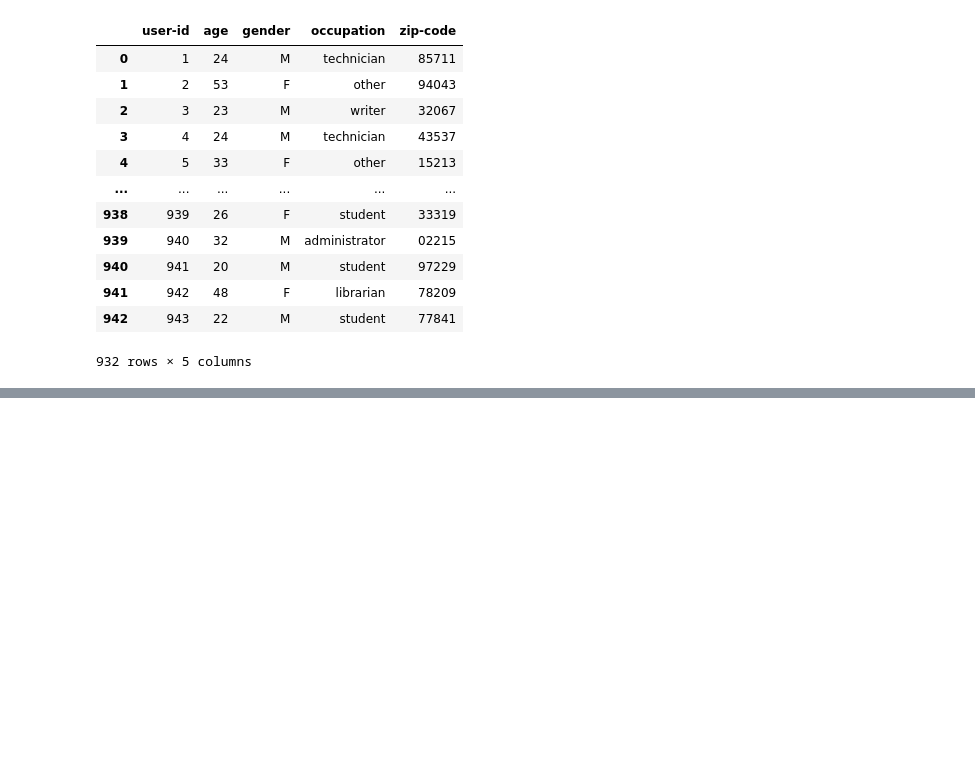
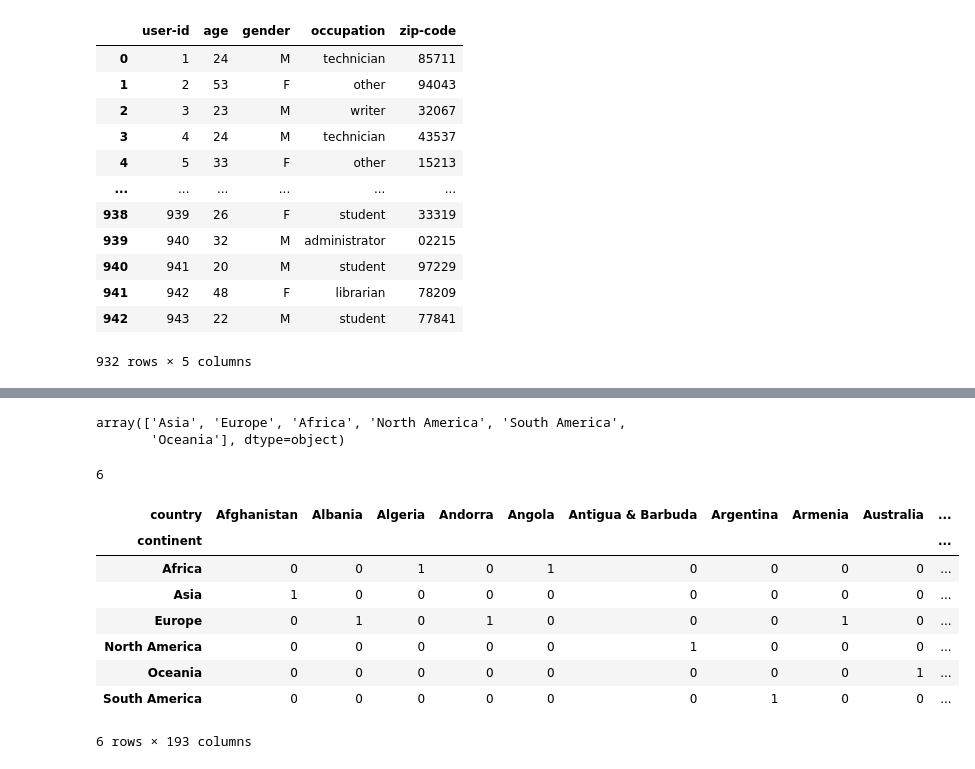
Before and after one commit to OveysSafarnejad/pd-training, a Jupyter notebook: src/pandas_series/dataschool_series.ipynb, the cells around one changed output, grey strips where cells are left out. Saved outputs shown, nothing was run; the diff lists cells and outputs as text; code cells hidden in the pictures; blank space fills up the shorter version.

```diff
--- a/src/pandas_series/dataschool_series.ipynb
+++ b/src/pandas_series/dataschool_series.ipynb
@@ -111,0 +426,21 @@ frame2.drop(frame2.index[10:21], axis=0)
+# %%
+drinks.continent.unique()
+# %% [output]
+array(['Asia', 'Europe', 'Africa', 'North America', 'South America',
+       'Oceania'], dtype=object)
+# %%
+drinks.continent.nunique()
+# %% [output]
+6
+# %%
+pd.crosstab(drinks.continent, drinks.country)
+# %% [output]
+| country | Afghanistan | Albania | Algeria | Andorra | Angola | Antigua & Barbuda | Argentina | Armenia | Australia | ... |
+| continent |  |  |  |  |  |  |  |  |  | ... |
+| Africa | 0 | 0 | 1 | 0 | 1 | 0 | 0 | 0 | 0 | ... |
+| Asia | 1 | 0 | 0 | 0 | 0 | 0 | 0 | 0 | 0 | ... |
+| Europe | 0 | 1 | 0 | 1 | 0 | 0 | 0 | 1 | 0 | ... |
+| North America | 0 | 0 | 0 | 0 | 0 | 1 | 0 | 0 | 0 | ... |
+| Oceania | 0 | 0 | 0 | 0 | 0 | 0 | 0 | 0 | 1 | ... |
+| South America | 0 | 0 | 0 | 0 | 0 | 0 | 1 | 0 | 0 | ... |
+6 rows × 193 columns
```
Also changed, not shown: parts of 42 cells of this notebook, 2 other files.
